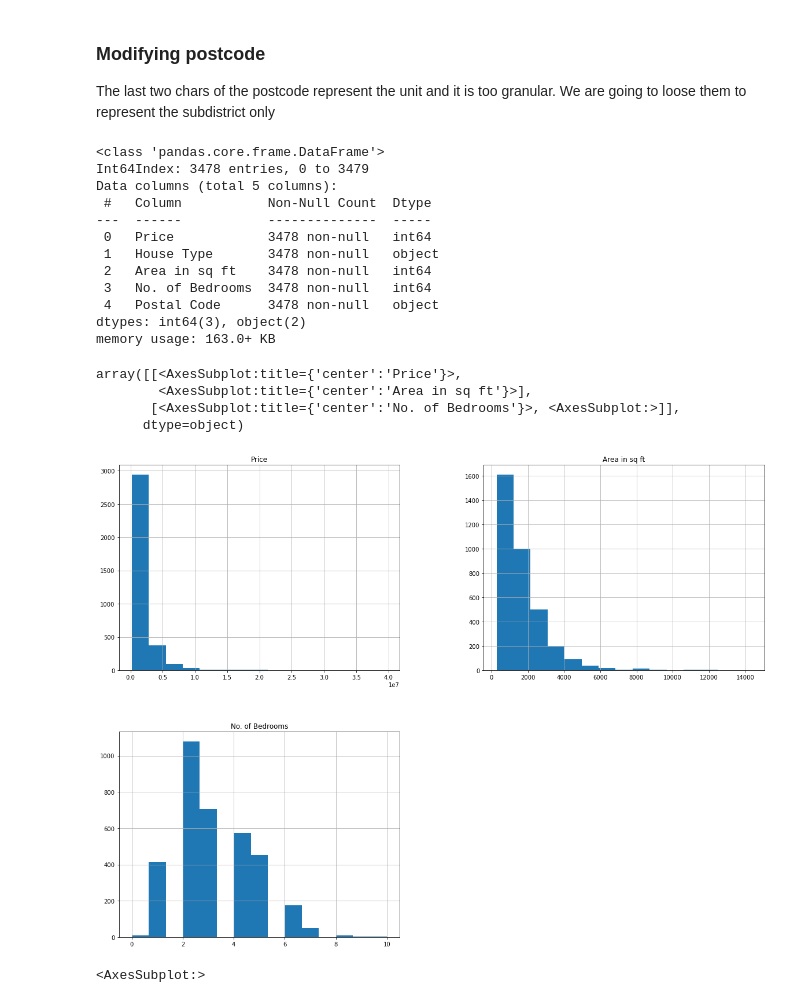
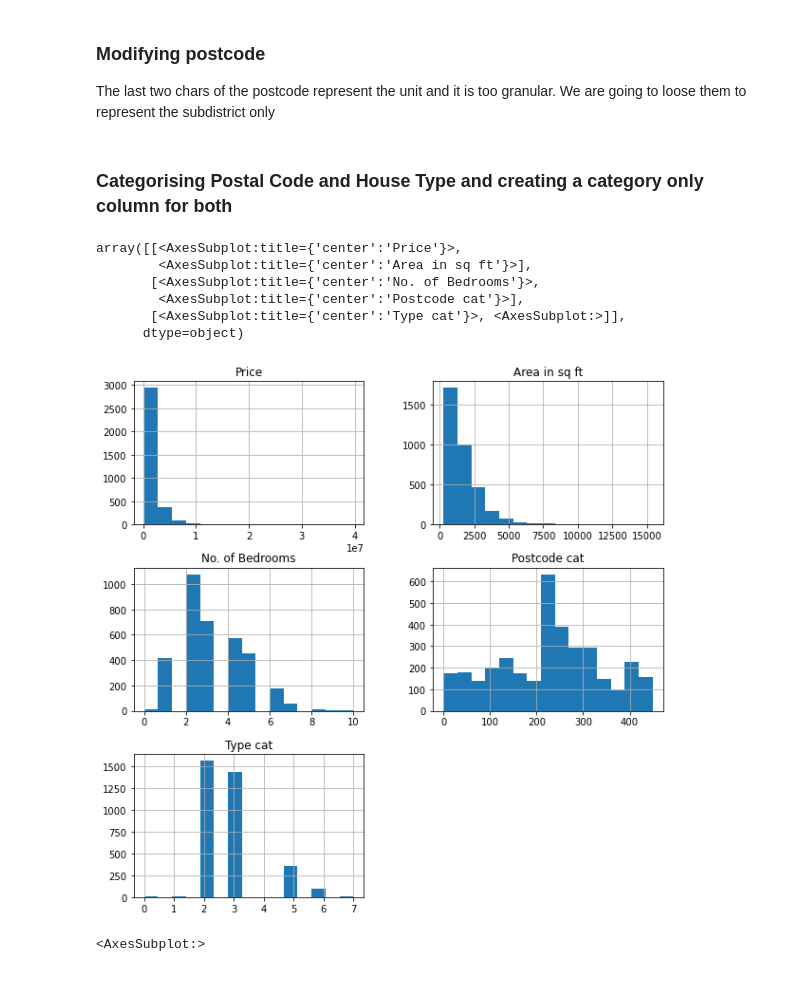
Before and after one commit to maxdidato/london_house_prices, a Jupyter notebook: London house prices.ipynb, the cells around one changed output. Saved outputs shown, nothing was run; the diff lists cells and outputs as text; code cells hidden in the pictures.

```diff
--- a/London house prices.ipynb
+++ b/London house prices.ipynb
@@ -129,21 +119,3 @@ df.describe()
 # %% [markdown]
 ### Modifying postcode
 The last two chars of the postcode represent the unit and it is too granular. We are going to loose them to represent the subdistrict only
-# %%
-df = df[df['Postal Code'].str.contains(" ")]
-# %%
-df = df.drop('Unnamed: 0',1)
-df.info()
-# %% [output]
-<class 'pandas.core.frame.DataFrame'>
-Int64Index: 3478 entries, 0 to 3479
-Data columns (total 5 columns):
- #   Column           Non-Null Count  Dtype
----  ------           --------------  -----
- 0   Price            3478 non-null   int64
- 1   House Type       3478 non-null   object
- 2   Area in sq ft    3478 non-null   int64
- 3   No. of Bedrooms  3478 non-null   int64
- 4   Postal Code      3478 non-null   object
-dtypes: int64(3), object(2)
-memory usage: 163.0+ KB
@@ -149,0 +124,2 @@ memory usage: 163.0+ KB
+# %% [markdown]
+### Categorising Postal Code and House Type and creating a category only column for both
@@ -150,11 +131,13 @@ memory usage: 163.0+ KB
 # %%
-df.hist(bins=15,figsize=(20,15))
+df.hist(bins=15,figsize=(10,10))
 # %% [output]
 array([[<AxesSubplot:title={'center':'Price'}>,
         <AxesSubplot:title={'center':'Area in sq ft'}>],
-       [<AxesSubplot:title={'center':'No. of Bedrooms'}>, <AxesSubplot:>]],
+       [<AxesSubplot:title={'center':'No. of Bedrooms'}>,
+        <AxesSubplot:title={'center':'Postcode cat'}>],
+       [<AxesSubplot:title={'center':'Type cat'}>, <AxesSubplot:>]],
       dtype=object)
-[figure, old version]
+[figure, new version]
 # %%
 df['House Type'].value_counts().plot.bar()
 # %% [output]
```
Also changed, not shown: parts of 41 cells of this notebook.
